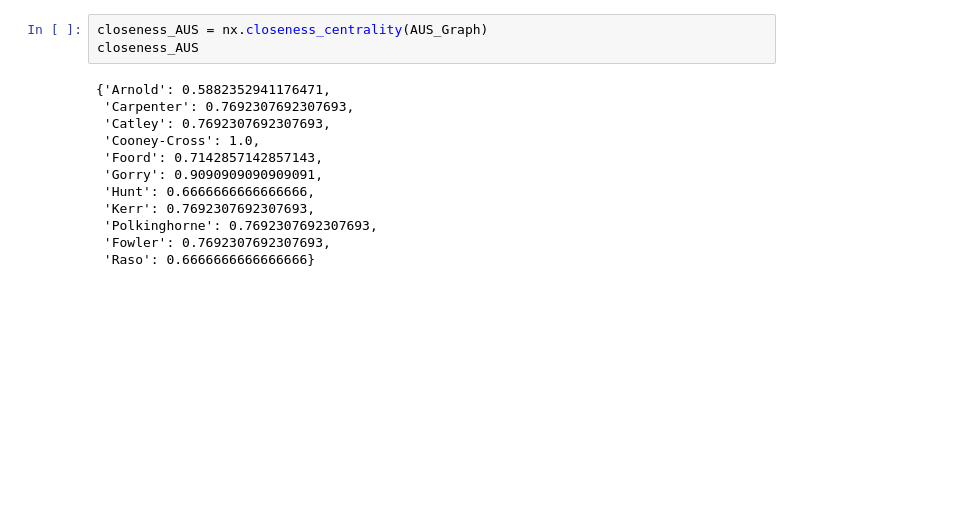
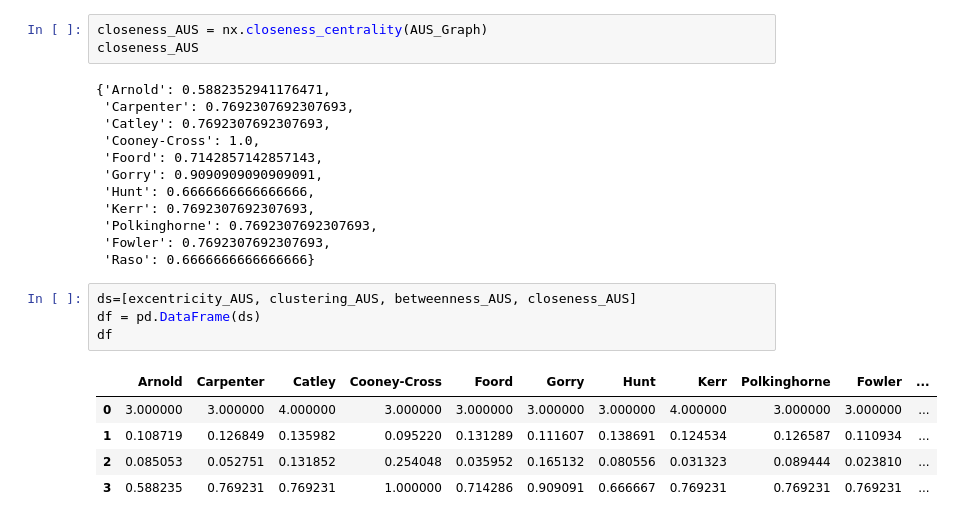
Before and after one commit to juliamsousa/masters-code, a Jupyter notebook: Trabalho Final - Redes Complexas.ipynb, the cells around one changed output. Drawn from its saved outputs; the diff is of its cells as text; blank space fills up the shorter version.

```diff
--- a/Trabalho Final - Redes Complexas.ipynb
+++ b/Trabalho Final - Redes Complexas.ipynb
@@ -520,3 +520,13 @@ closeness_AUS
  'Polkinghorne': 0.7692307692307693,
  'Fowler': 0.7692307692307693,
  'Raso': 0.6666666666666666}
+# %%
+ds=[excentricity_AUS, clustering_AUS, betweenness_AUS, closeness_AUS]
+df = pd.DataFrame(ds)
+df
+# %% [output]
+|  | Arnold | Carpenter | Catley | Cooney-Cross | Foord | Gorry | Hunt | Kerr | Polkinghorne | Fowler | ... |
+| 0 | 3.000000 | 3.000000 | 4.000000 | 3.000000 | 3.000000 | 3.000000 | 3.000000 | 4.000000 | 3.000000 | 3.000000 | ... |
+| 1 | 0.108719 | 0.126849 | 0.135982 | 0.095220 | 0.131289 | 0.111607 | 0.138691 | 0.124534 | 0.126587 | 0.110934 | ... |
+| 2 | 0.085053 | 0.052751 | 0.131852 | 0.254048 | 0.035952 | 0.165132 | 0.080556 | 0.031323 | 0.089444 | 0.023810 | ... |
+| 3 | 0.588235 | 0.769231 | 0.769231 | 1.000000 | 0.714286 | 0.909091 | 0.666667 | 0.769231 | 0.769231 | 0.769231 | ... |
```
Also changed, not shown: parts of 5 cells of this notebook, 4 other files.
